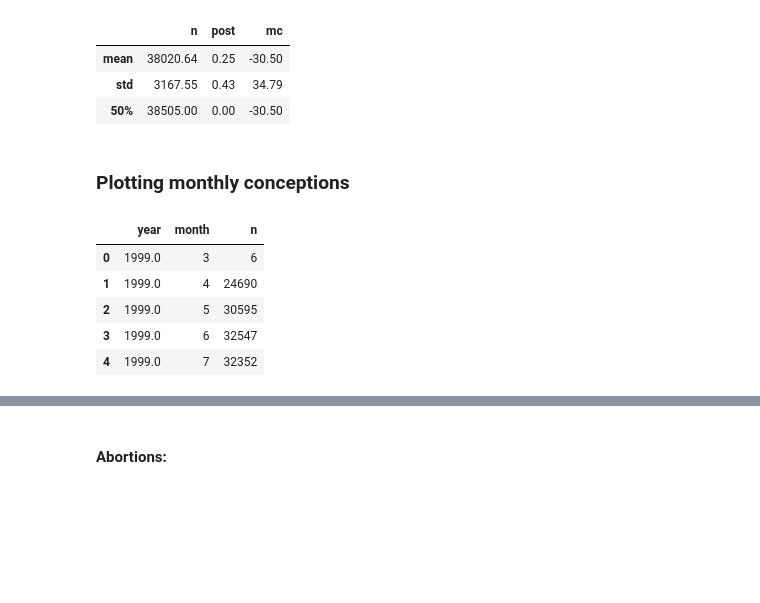
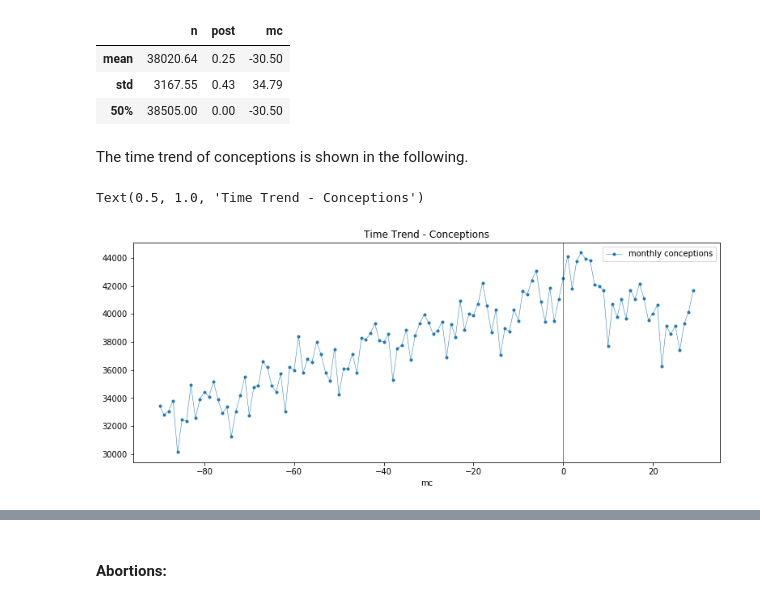
Before and after one commit to marclipfert/student-project-antonia-marc, a Jupyter notebook: student_project_Antonia_Marc.ipynb, the cells around one changed output, grey strips where cells are left out. Cells and saved outputs as stored; diff of their text form; code cells hidden in the pictures; blank space fills up the shorter version.

```diff
--- a/student_project_Antonia_Marc.ipynb
+++ b/student_project_Antonia_Marc.ipynb
@@ -299,24 +298,18 @@ Table 1 - Descriptive Statistics - Conceptions
 | mean | 38020.64 | 0.25 | -30.50 |
 | std | 3167.55 | 0.43 | 34.79 |
 | 50% | 38505.00 | 0.00 | -30.50 |
-# %% [markdown]
-### Plotting monthly conceptions
+# %% [markdown]
+The time trend of conceptions is shown in the following.
 # %%
 # generating year variable
-
 dfb['year'] = np.nan
-
-x = 0
-while x < 12:
+for x in range(12):
     dfb.loc[dfb['mc'] < 42 -(x*12), 'year'] = (2010 - x)
-    x += 1
-
-dfb.sort_values(by=['mc'], inplace=True)
-dfb[['year','month','n']].head()
+# plot
+dfb.loc[(dfb['year']>=2000)&(dfb['year']<=2009)].plot(x='mc',y='n',linestyle='-',linewidth=0.5, marker='.',
+                                                      figsize=(13,5), label="monthly conceptions")
+plt.axvline(x=0, color="black", linewidth=0.5)
+plt.title('Time Trend - Conceptions')
 # %% [output]
-|  | year | month | n |
-| 0 | 1999.0 | 3 | 6 |
-| 1 | 1999.0 | 4 | 24690 |
-| 2 | 1999.0 | 5 | 30595 |
-| 3 | 1999.0 | 6 | 32547 |
-| 4 | 1999.0 | 7 | 32352 |
+Text(0.5, 1.0, 'Time Trend - Conceptions')
+[figure, added]
```
Also changed, not shown: parts of 36 cells of this notebook, 2 other files.
